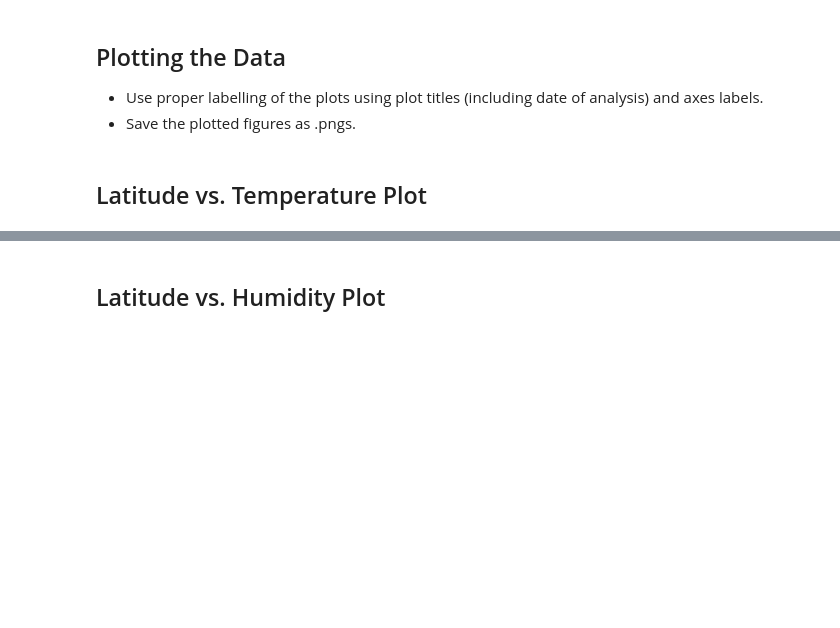
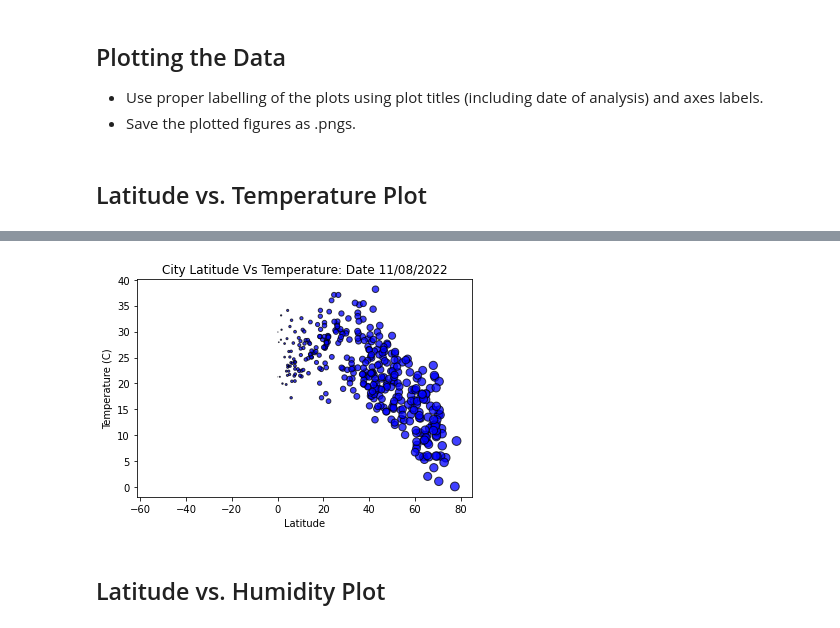
Before and after one commit to brajbans/python-api-challenge, a Jupyter notebook: WeatherPy/WeatherPy.ipynb, the cells around one changed output, grey strips where cells are left out. Cells and saved outputs as stored; diff of their text form; code cells hidden in the pictures; blank space fills up the shorter version.

```diff
--- a/WeatherPy/WeatherPy.ipynb
+++ b/WeatherPy/WeatherPy.ipynb
@@ -127,2 +224,12 @@ Int64Index([], dtype='int64')
+# %%
+xl = clean_city_data['Lat']
+yt = clean_city_data['Max Temp']
+plt.scatter(xl, yt, marker="o", facecolors="blue", edgecolors="black", s=xl, alpha=0.75);
+plt.xlabel("Latitude")
+plt.ylabel("Temperature (C)")
+plt.title("City Latitude Vs Temperature: Date 11/08/2022")
+plt.show();
+# %% [output]
+[figure, added]
 # %% [markdown]
 ## Latitude vs. Humidity Plot
```
Also changed, not shown: parts of 38 cells of this notebook, 6 other files.
